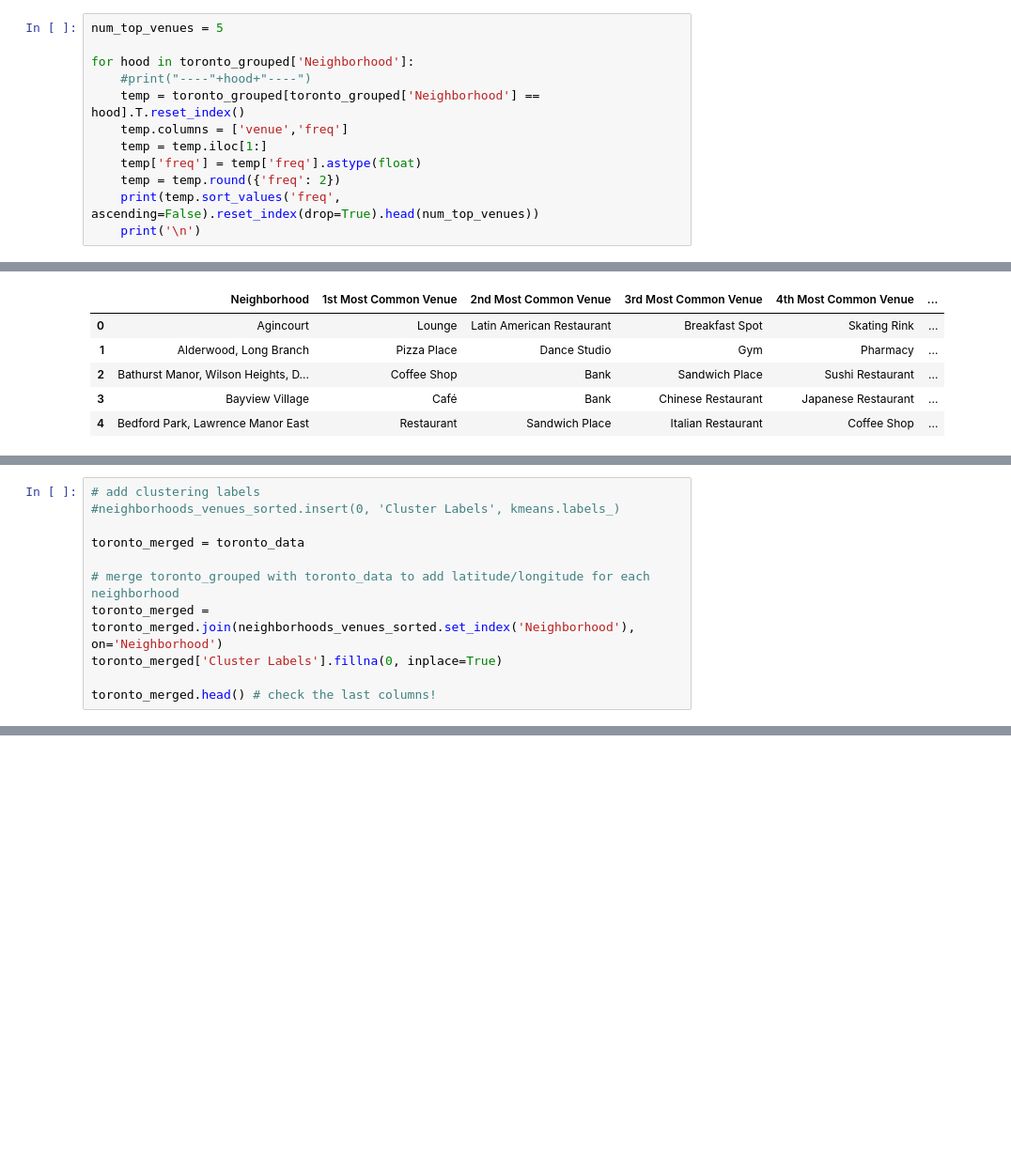
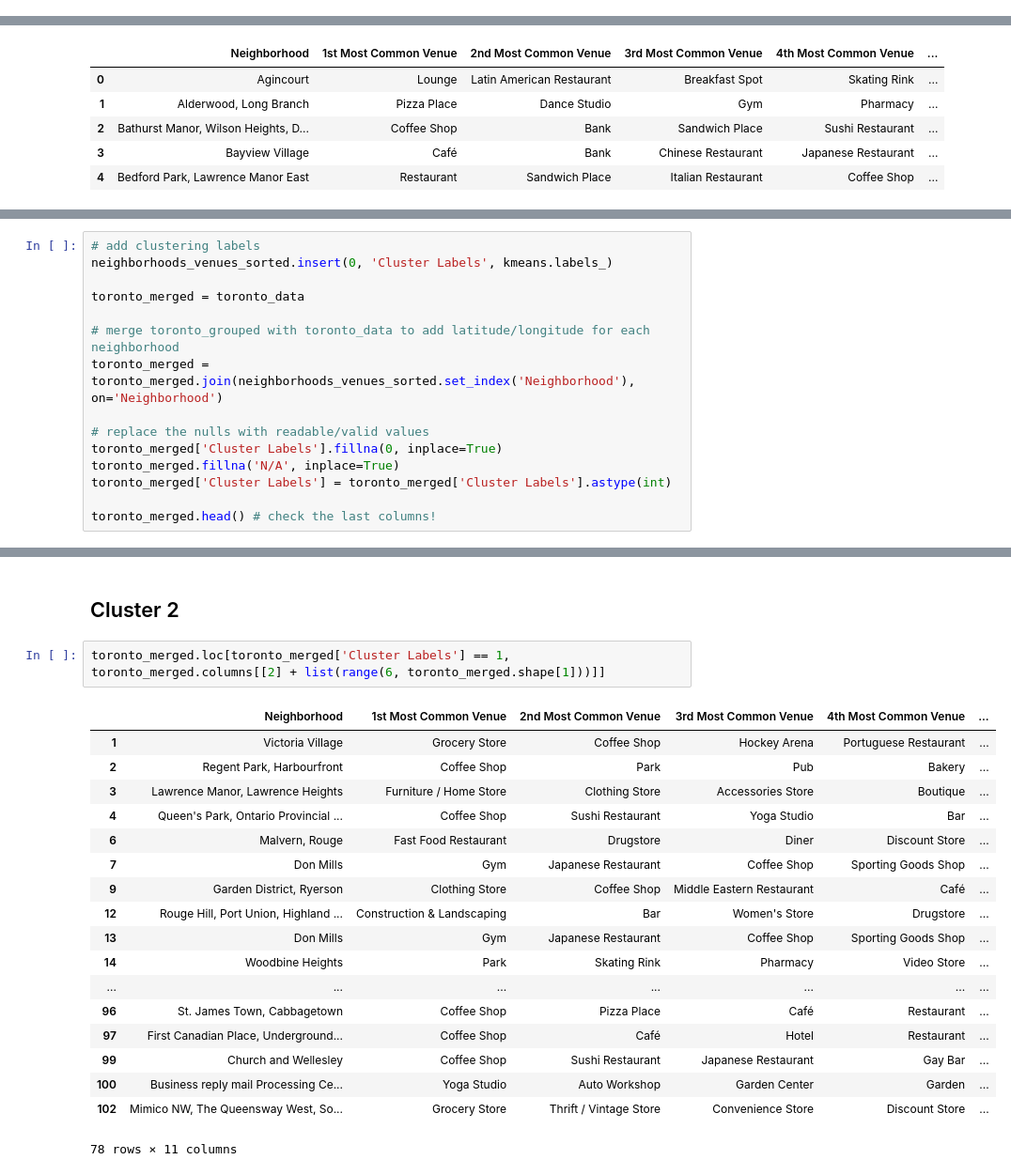
Before and after one commit to kristo-re/Coursera_Capstone, a Jupyter notebook: Part3_Neighborhoods_in_Toronto.ipynb, the cells around one changed output, grey strips where cells are left out. Shown: that part at 94% size. Drawn from its saved outputs; the diff is of its cells as text; blank space fills up the shorter version.

```diff
--- a/Part3_Neighborhoods_in_Toronto.ipynb
+++ b/Part3_Neighborhoods_in_Toronto.ipynb
@@ -217,15 +223,3 @@ toronto_onehot.head()
 5 rows × 280 columns
 # %%
 toronto_grouped = toronto_onehot.groupby('Neighborhood').mean().reset_index()
-# %%
-num_top_venues = 5
-
-for hood in toronto_grouped['Neighborhood']:
-    #print("----"+hood+"----")
-    temp = toronto_grouped[toronto_grouped['Neighborhood'] == hood].T.reset_index()
-    temp.columns = ['venue','freq']
-    temp = temp.iloc[1:]
-    temp['freq'] = temp['freq'].astype(float)
-    temp = temp.round({'freq': 2})
-    print(temp.sort_values('freq', ascending=False).reset_index(drop=True).head(num_top_venues))
-    print('\n')
@@ -316,12 +277,16 @@ neighborhoods_venues_sorted
 # %%
 # add clustering labels
-#neighborhoods_venues_sorted.insert(0, 'Cluster Labels', kmeans.labels_)
+neighborhoods_venues_sorted.insert(0, 'Cluster Labels', kmeans.labels_)
 
 toronto_merged = toronto_data
 
 # merge toronto_grouped with toronto_data to add latitude/longitude for each neighborhood
 toronto_merged = toronto_merged.join(neighborhoods_venues_sorted.set_index('Neighborhood'), on='Neighborhood')
+
+# replace the nulls with readable/valid values
 toronto_merged['Cluster Labels'].fillna(0, inplace=True)
+toronto_merged.fillna('N/A', inplace=True)
+toronto_merged['Cluster Labels'] = toronto_merged['Cluster Labels'].astype(int)
 
 toronto_merged.head() # check the last columns!
 # %% [output]
@@ -361,0 +345,23 @@ toronto_merged.loc[toronto_merged['Cluster Labels'] == 0, toronto_merged.columns
+# %% [markdown]
+## Cluster 2
+# %%
+toronto_merged.loc[toronto_merged['Cluster Labels'] == 1, toronto_merged.columns[[2] + list(range(6, toronto_merged.shape[1]))]]
+# %% [output]
+|  | Neighborhood | 1st Most Common Venue | 2nd Most Common Venue | 3rd Most Common Venue | 4th Most Common Venue | ... |
+| 1 | Victoria Village | Grocery Store | Coffee Shop | Hockey Arena | Portuguese Restaurant | ... |
+| 2 | Regent Park, Harbourfront | Coffee Shop | Park | Pub | Bakery | ... |
+| 3 | Lawrence Manor, Lawrence Heights | Furniture / Home Store | Clothing Store | Accessories Store | Boutique | ... |
+| 4 | Queen's Park, Ontario Provincial ... | Coffee Shop | Sushi Restaurant | Yoga Studio | Bar | ... |
+| 6 | Malvern, Rouge | Fast Food Restaurant | Drugstore | Diner | Discount Store | ... |
+| 7 | Don Mills | Gym | Japanese Restaurant | Coffee Shop | Sporting Goods Shop | ... |
+| 9 | Garden District, Ryerson | Clothing Store | Coffee Shop | Middle Eastern Restaurant | Café | ... |
+| 12 | Rouge Hill, Port Union, Highland ... | Construction & Landscaping | Bar | Women's Store | Drugstore | ... |
+| 13 | Don Mills | Gym | Japanese Restaurant | Coffee Shop | Sporting Goods Shop | ... |
+| 14 | Woodbine Heights | Park | Skating Rink | Pharmacy | Video Store | ... |
+| ... | ... | ... | ... | ... | ... | ... |
+| 96 | St. James Town, Cabbagetown | Coffee Shop | Pizza Place | Café | Restaurant | ... |
+| 97 | First Canadian Place, Underground... | Coffee Shop | Café | Hotel | Restaurant | ... |
+| 99 | Church and Wellesley | Coffee Shop | Sushi Restaurant | Japanese Restaurant | Gay Bar | ... |
+| 100 | Business reply mail Processing Ce... | Yoga Studio | Auto Workshop | Garden Center | Garden | ... |
+| 102 | Mimico NW, The Queensway West, So... | Grocery Store | Thrift / Vintage Store | Convenience Store | Discount Store | ... |
+78 rows × 11 columns
```
Also changed, not shown: parts of 23 cells of this notebook.
